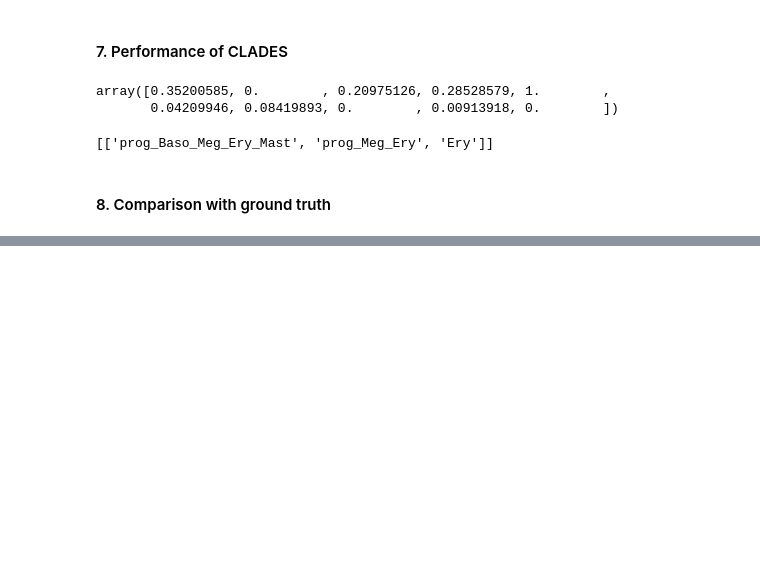
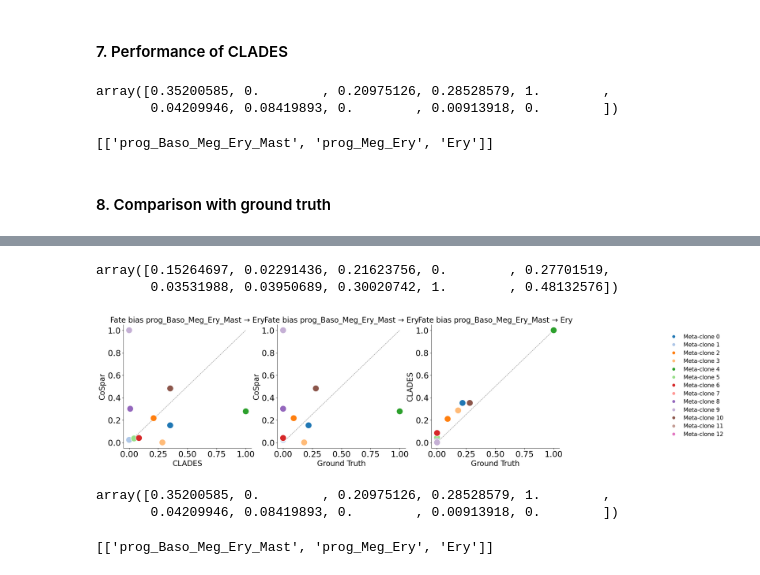
Before and after one commit to StatBiomed/clonaltrans, a Jupyter notebook: notebooks/Figure_4_G-H.ipynb, the cells around one changed output, grey strips where cells are left out. Drawn from its saved outputs; the diff is of its cells as text; code cells hidden in the pictures; blank space fills up the shorter version.

```diff
--- a/notebooks/S1R2Q4_Benchmark_CoSpar.ipynb
+++ b/notebooks/Figure_4_G-H.ipynb
@@ -350,0 +355,9 @@ with_cospar(
+# %%
+adata_all_latert.obs['meta_clones'] = adata.obs['meta_clones'].values
+adata_all_latert.obs['Clone_ID'] = adata.obs['Clone_ID'].values
+
+df = adata_all_latert.obs[['time_info', 'state_info', 'meta_clones', 'Clone_ID', 'fate_map_transition_map_Ery']]
+df = df[df[f'fate_map_transition_map_Ery'] >= 0] # 16,846 cells left
+df = df[df['state_info'] == 'prog_Baso_Meg_Ery_Mast'] # 587 cells left
+
+cospar_bias = pd.DataFrame(df.groupby('meta_clones')[f'fate_map_transition_map_Ery'].mean())
@@ -350,0 +369,40 @@ with_cospar(
+# %%
+cospar_bias = cospar_bias.fillna(-1)
+cospar_bias = cospar_bias[f'fate_map_transition_map_Ery'].values
+cospar_bias = np.array(cospar_bias)[np.where(cospar_bias != -1)[0]]
+cospar_bias = min_max(cospar_bias)
+cospar_bias
+# %% [output]
+array([0.15264697, 0.02291436, 0.21623756, 0.        , 0.27701519,
+       0.03531988, 0.03950689, 0.30020742, 1.        , 0.48132576])
+# %%
+with_cospar(
+    adata_all_latert,
+    adata,
+    'prog_Baso_Meg_Ery_Mast',
+    'Ery',
+    model,
+    cluster_names,
+    gillespie_dir,
+    ["Ery", "Meg", "Eos", "Mast", "DC", "Mono", "Neu", "pDC", "Ly", 'Baso'],
+    save='eryexample'
+)
+# %% [output]
+[figure, added]
+# %%
+from clonaltrans.pl import get_fate_prob, get_transit_path, get_tracer_bias
+
+aggre = get_fate_prob(model, cluster_names, gillespie_dir)
+transit_paths, transit_paths_all = get_transit_path(model, cluster_names, 'prog_Baso_Meg_Ery_Mast', 'Ery', selected_fates)
+tracer_bias = get_tracer_bias(transit_paths, aggre)
+
+tracer_bias = np.array(tracer_bias)[np.where(cospar_bias != -1)[0]]
+tracer_bias = min_max(tracer_bias)
+tracer_bias
+# %% [output]
+array([0.35200585, 0.        , 0.20975126, 0.28528579, 1.        ,
+       0.04209946, 0.08419893, 0.        , 0.00913918, 0.        ])
+# %%
+transit_paths
+# %% [output]
+[['prog_Baso_Meg_Ery_Mast', 'prog_Meg_Ery', 'Ery']]
```
Also changed, not shown: parts of 12 cells of this notebook, 23 other files.
